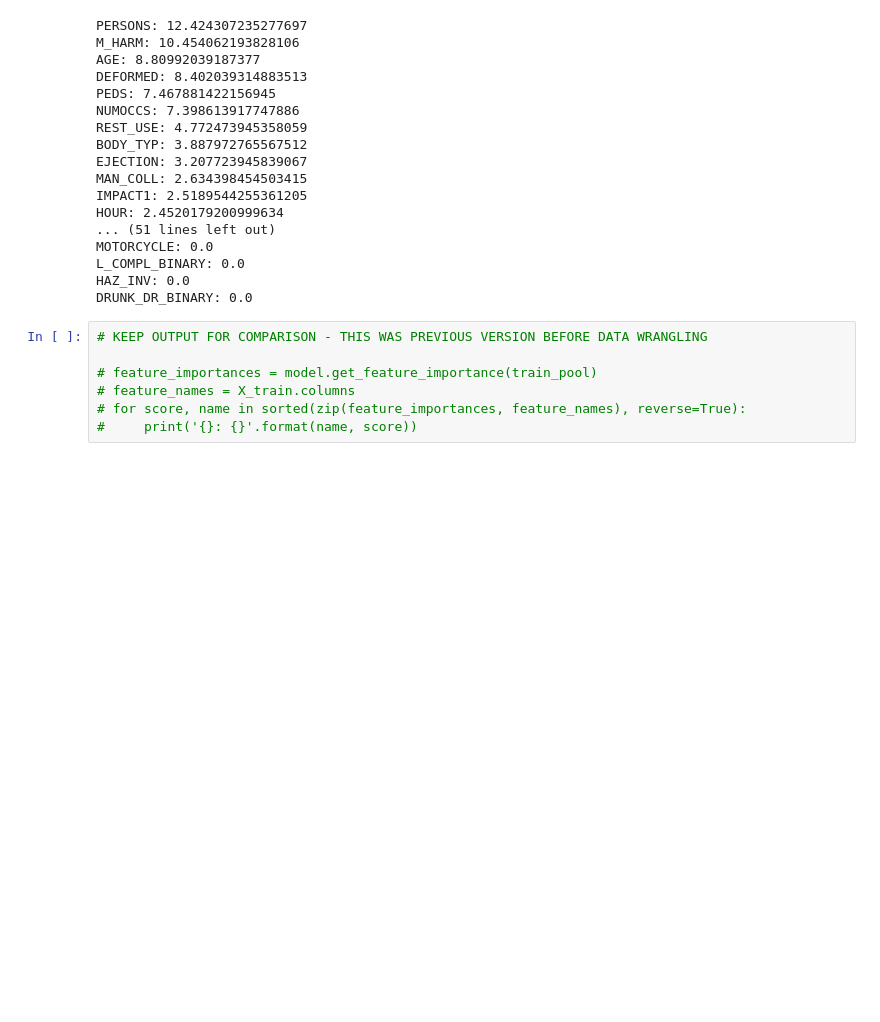
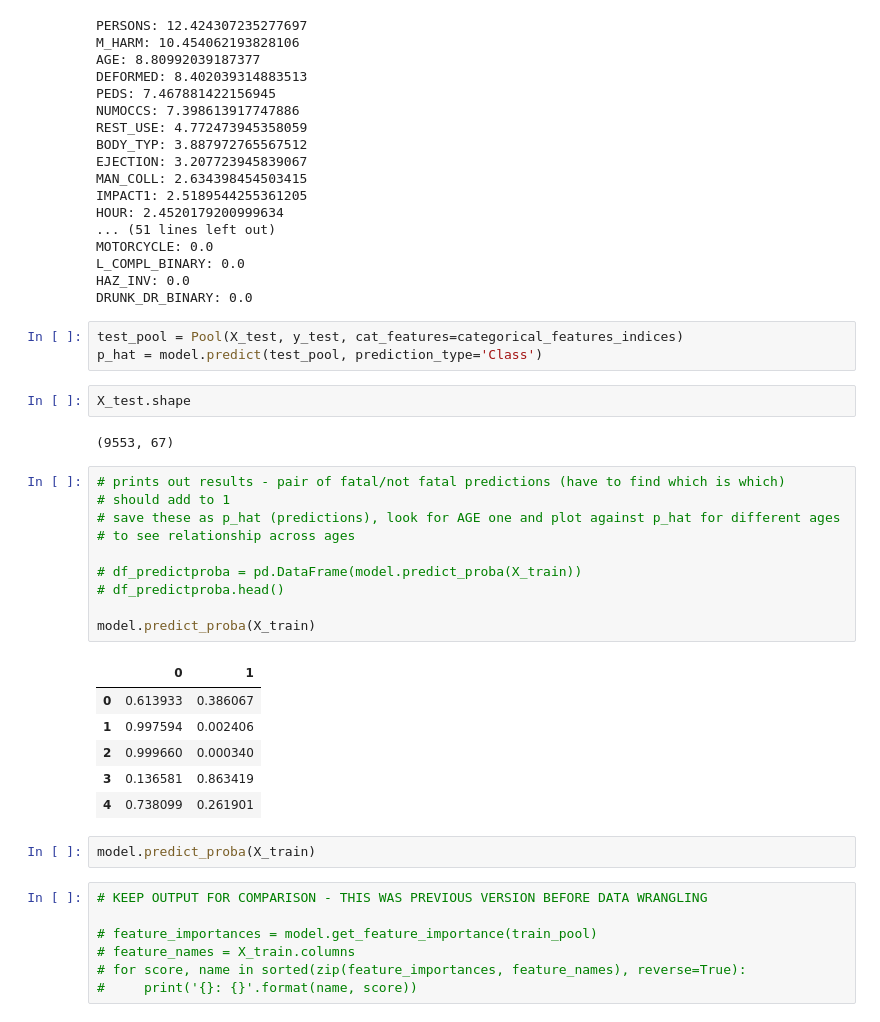
Before and after one commit to kjones5/metis_bootcamp, a Jupyter notebook: Project3_TrafficAccidentData/code_trafficfatalities.ipynb, the cells around one changed output. Cells and saved outputs as stored; diff of their text form; blank space fills up the shorter version.

```diff
--- a/Project3_TrafficAccidentData/EDA_trafficfatalities.ipynb
+++ b/Project3_TrafficAccidentData/code_trafficfatalities.ipynb
@@ -2654,6 +2664,32 @@ MOTORCYCLE: 0.0
 L_COMPL_BINARY: 0.0
 HAZ_INV: 0.0
 DRUNK_DR_BINARY: 0.0
+# %%
+test_pool = Pool(X_test, y_test, cat_features=categorical_features_indices)
+p_hat = model.predict(test_pool, prediction_type='Class')
+# %%
+X_test.shape
+# %% [output]
+(9553, 67)
+# %%
+# prints out results - pair of fatal/not fatal predictions (have to find which is which)
+# should add to 1
+# save these as p_hat (predictions), look for AGE one and plot against p_hat for different ages
+# to see relationship across ages
+
+# df_predictproba = pd.DataFrame(model.predict_proba(X_train))
+# df_predictproba.head()
+
+model.predict_proba(X_train)
+# %% [output]
+|  | 0 | 1 |
+| 0 | 0.613933 | 0.386067 |
+| 1 | 0.997594 | 0.002406 |
+| 2 | 0.999660 | 0.000340 |
+| 3 | 0.136581 | 0.863419 |
+| 4 | 0.738099 | 0.261901 |
+# %%
+model.predict_proba(X_train)
 # %%
 # KEEP OUTPUT FOR COMPARISON - THIS WAS PREVIOUS VERSION BEFORE DATA WRANGLING
 
```
Also changed, not shown: parts of 11 cells of this notebook.
